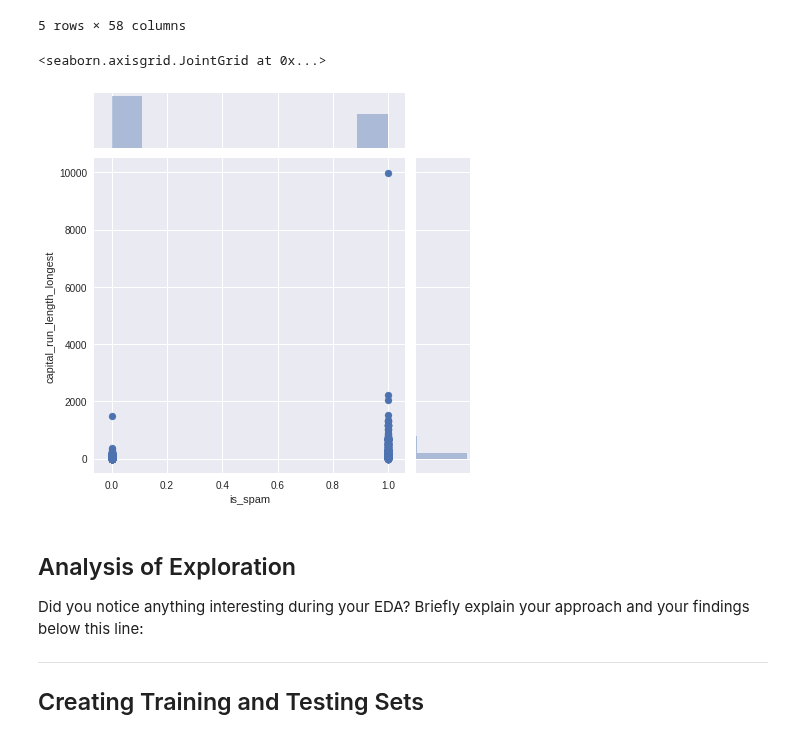
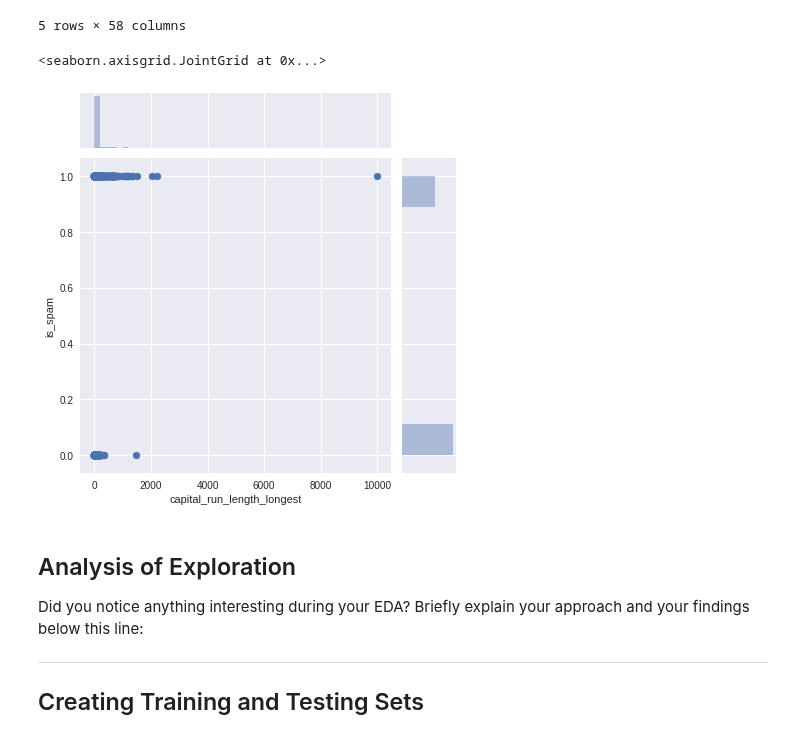
Before and after one commit to ZMBailey/dsc-2-22-14-document-classification-using-naive-bayes-lab-seattle-ds-career-040119, a Jupyter notebook: index.ipynb, the cells around one changed output. Drawn from its saved outputs; the diff is of its cells as text; code cells hidden in the pictures.

```diff
--- a/index.ipynb
+++ b/index.ipynb
@@ -139,10 +139,10 @@ df.head()
 | 4 | 0.00 | 0.00 | 0.00 | 0.0 | 0.63 | 0.00 | ... |
 5 rows × 58 columns
 # %%
-sns.jointplot('capital_run_length_longest',df)
+sns.jointplot('capital_run_length_longest','is_spam',df)
 # %% [output]
 <seaborn.axisgrid.JointGrid at 0x...>
-[figure, old version]
+[figure, new version]
 # %% [markdown]
 ## Analysis of Exploration
 
```
